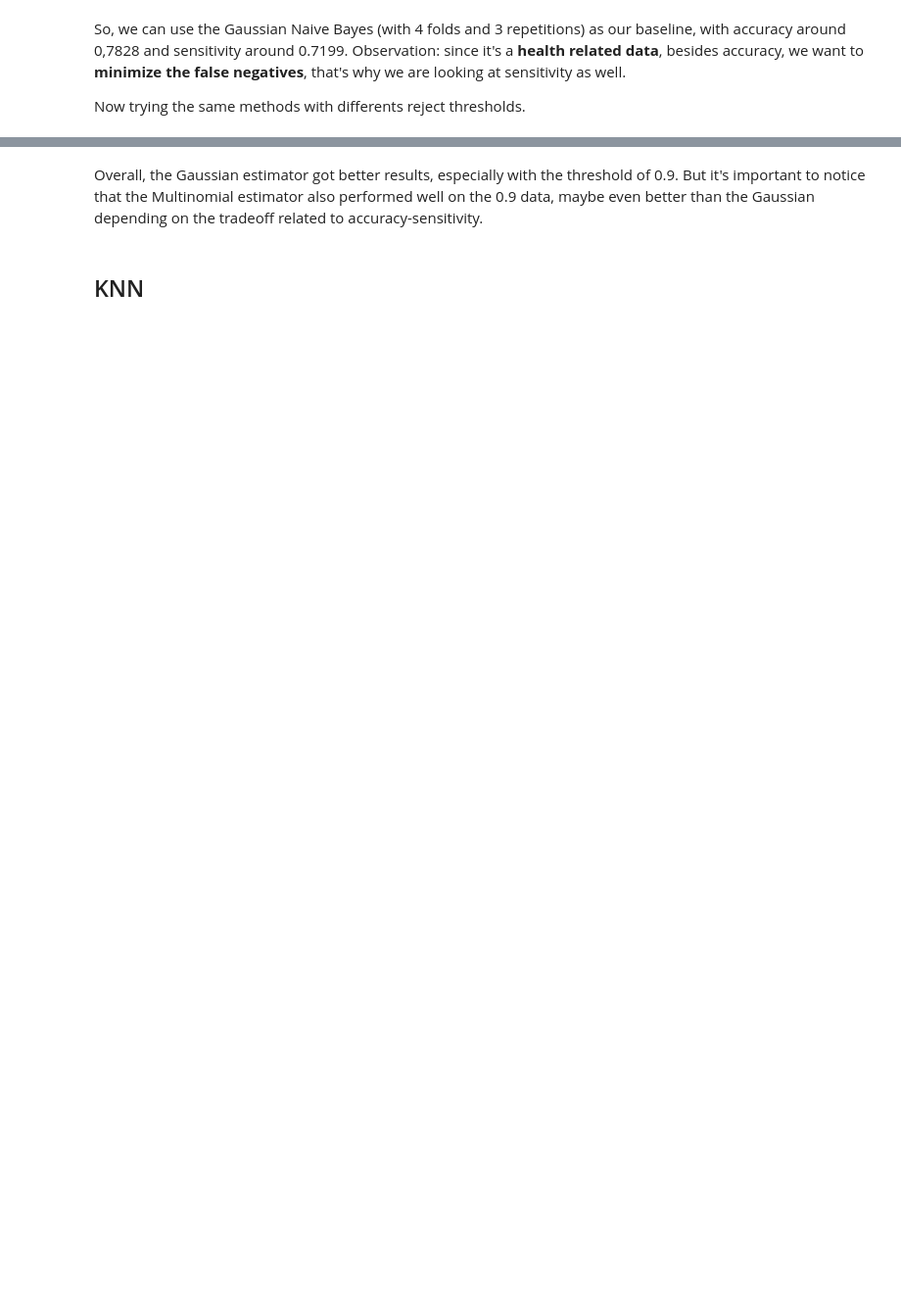
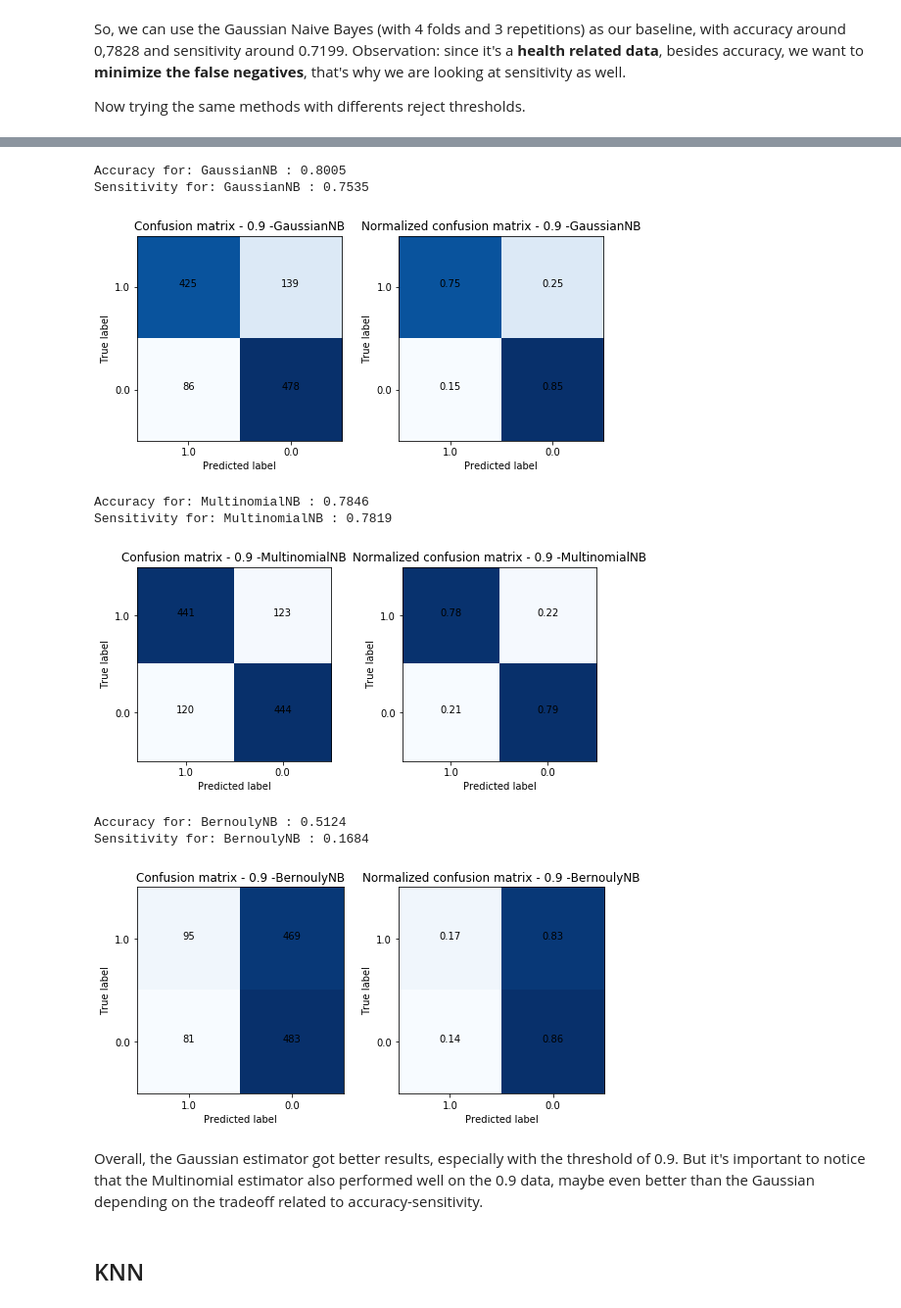
Before and after one commit to RenanNunes/Data_Science_Project_IST, a Jupyter notebook: parkinson_diasease/03_Naive_Bayes_and_KNN.ipynb, the cells around one changed output, grey strips where cells are left out. Shown at 98% size. Saved outputs shown, nothing was run; the diff lists cells and outputs as text; code cells hidden in the pictures; blank space fills up the shorter version.

```diff
--- a/parkinson_diasease/03_Naive_Bayes_and_KNN.ipynb
+++ b/parkinson_diasease/03_Naive_Bayes_and_KNN.ipynb
@@ -173,3 +87,15 @@ Sensitivity for: BernoulyNB : 0.1684
+# %%
+accuracy_9, sensitivity_9 = analyzes.naive_bayes_analyzes(X_9, y_9, labels_9, estimators, rskf, title_complement= '- 0.9 -')
+# %% [output]
+Accuracy for: GaussianNB : 0.8005
+Sensitivity for: GaussianNB : 0.7535
+[figure, added]
+Accuracy for: MultinomialNB : 0.7846
+Sensitivity for: MultinomialNB : 0.7819
+[figure, added]
+Accuracy for: BernoulyNB : 0.5124
+Sensitivity for: BernoulyNB : 0.1684
+[figure, added]
 # %% [markdown]
 Overall, the Gaussian estimator got better results, especially with the threshold of 0.9. But it's important to notice that the Multinomial estimator also performed well on the 0.9 data, maybe even better than the Gaussian depending on the tradeoff related to accuracy-sensitivity.
 # %% [markdown]
```
Also changed, not shown: parts of 14 cells of this notebook, 2 other files.
